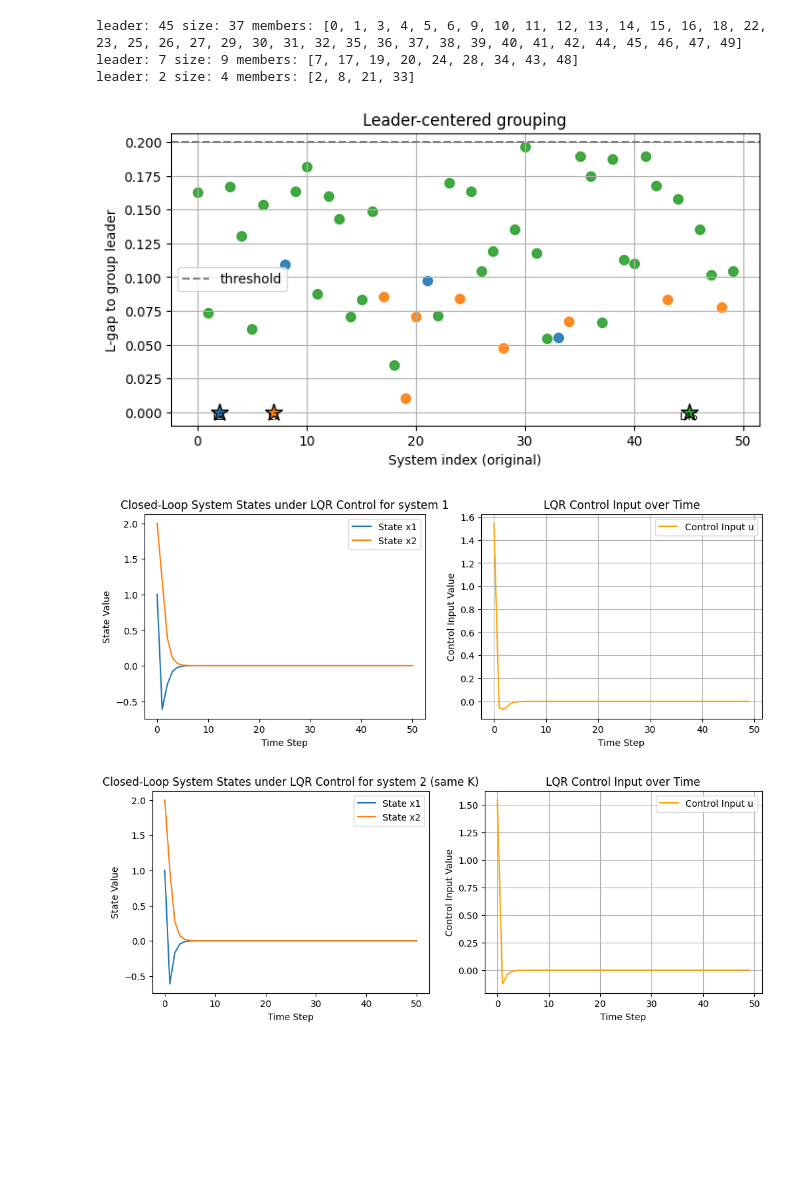
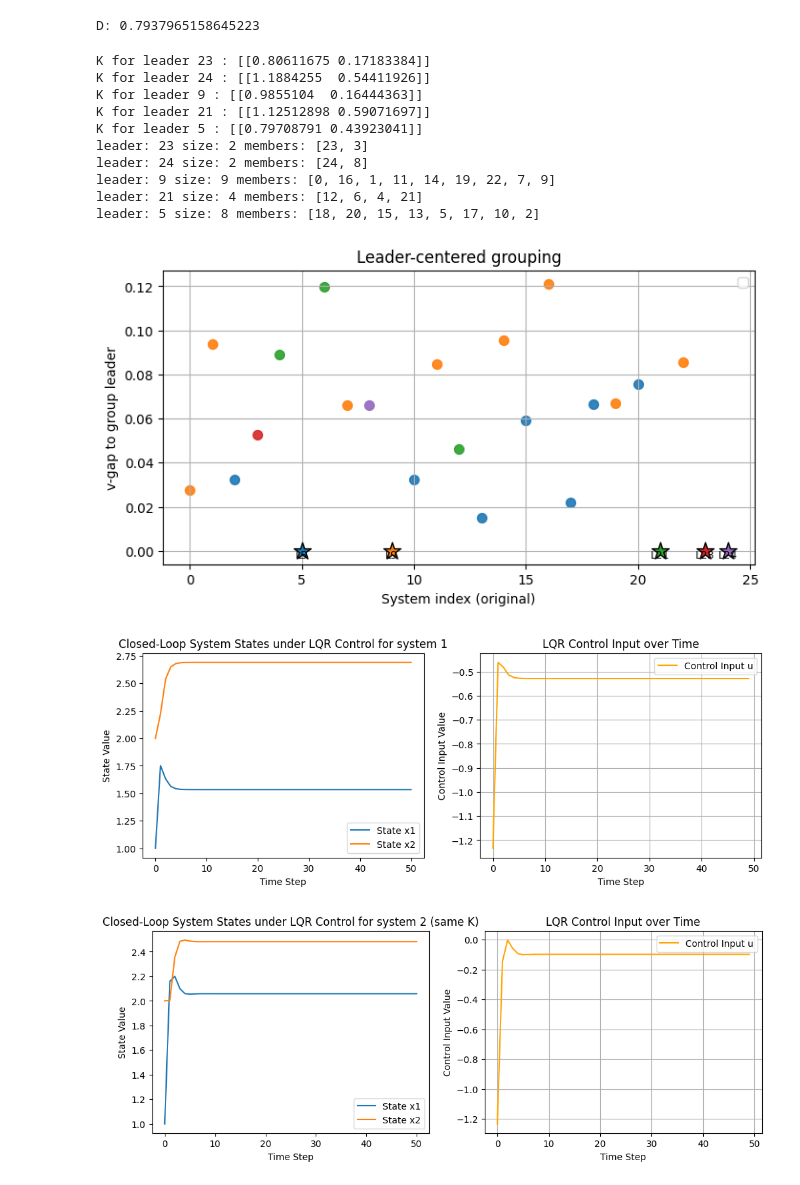
Before and after one commit to PeilinZhang/4YP, a Jupyter notebook: Grouping.ipynb, the cells around one changed output. Cells and saved outputs as stored; diff of their text form; code cells hidden in the pictures; blank space fills up the shorter version.

Commit message:
added fixed cluster grouping and integral action

```diff
--- a/Grouping.ipynb
+++ b/Grouping.ipynb
@@ -53,6 +89,6 @@ Estimated B matrix:
 # %%
-#generate 50 random systems
-num_systems = 50
+#generate some random systems
+num_systems = 25
 T = 50 #number of data points each system
 L = 15  #Hankel matrix depth
 C = np.array([[0.5, 1]])
@@ -68,7 +104,10 @@ stored_B = []
 for i in range(num_systems):
     random_params_1 = random.random()
     random_params_2 = random.random()
+    # print("Generating system", i+1, "with params:", random_params_1, random_params_2)
     A, B =bacteriaSys.discretize_AB(random_params_1, random_params_2, 1.0)
+    # print("A matrix:\n", A)
+    # print("B matrix:\n", B)
     x, y = gapMetrics.simulate_system(A, B, C, D, u)
     H_y = gapMetrics.hankel_matrix(y, L)
     H = np.vstack([H_u, H_y])
@@ -78,22 +117,24 @@ for i in range(num_systems):
     stored_B.append(B)
 # %%
 #compute L gaps
-m = 1      # number of inputs
-n = 2      # state dimension
+# m = 1      # number of inputs
+# n = 2      # state dimension
+# D = np.zeros((num_systems, num_systems))
+# for i in range(num_systems):
+#     for j in range(i+1, num_systems):
+#         gij, *_ = gapMetrics.Lgap_metric(stored_hankels[i], stored_hankels[j], m, n, L, use_alt_formula=False)
+#         D[i, j] = gij
+#         D[j, i] = gij
+
+#compute v-gaps from data
 D = np.zeros((num_systems, num_systems))
 for i in range(num_systems):
     for j in range(i+1, num_systems):
-        gij, *_ = gapMetrics.Lgap_metric(stored_hankels[i], stored_hankels[j], m, n, L, use_alt_formula=False)
-        D[i, j] = gij
-        D[j, i] = gij
-
-# plt.figure()
-# plt.imshow(D, interpolation="nearest", aspect="auto")
-# plt.colorbar(label="L-gap")
-# plt.title("Pairwise L-gap matrix")
-# plt.xlabel("System index")
-# plt.ylabel("System index")
-# plt.show()
+        vij = data_to_vgap(u, stored_x[i], u, stored_x[j])
+        D[i, j] = vij
+        D[j, i] = vij
+        print("v-gap between system", i, "and", j, ":", vij)
+#problem: takes too long
 
 print("D:", D)
 # %% [output]
@@ -107,3 +169,7 @@ D: [[0.         0.23352692 0.06188416 ... 0.2166655  0.42573329 0.1308295 ]
+# %%
+print("D:", D[13,1])
+# %% [output]
+D: 0.7937965158645223
 # %%
 def leader_groups(D, threshold):
     """
@@ -139,6 +433,9 @@ def leader_groups(D, threshold):
 # %%
 eps = 0.2
-groups = leader_groups(D, eps)
+# groups = leader_groups(D, eps)
+# groups = leader_groups2(D)
+# groups = leader_groups_fixed(D, 3)
+groups = cluster_farthest_assign_medoid_threshold(D, 3)
 for g in groups:
     print("leader:", g["leader"], "size:", len(g["members"]), "members:", g["members"])
 # print("groups:", groups)
@@ -154,9 +451,16 @@ for g in groups:
         leader_of[i] = leader
         dist_to_leader[i] = D[leader, i]
 # %% [output]
-leader: 45 size: 37 members: [0, 1, 3, 4, 5, 6, 9, 10, 11, 12, 13, 14, 15, 16, 18, 22, 23, 25, 26, 27, 29, 30, 31, 32, 35, 36, 37, 38, 39, 40, 41, 42, 44, 45, 46, 47, 49]
-leader: 7 size: 9 members: [7, 17, 19, 20, 24, 28, 34, 43, 48]
-leader: 2 size: 4 members: [2, 8, 21, 33]
+K for leader 23 : [[0.80611675 0.17183384]]
+K for leader 24 : [[1.1884255  0.54411926]]
+K for leader 9 : [[0.9855104  0.16444363]]
+K for leader 21 : [[1.12512898 0.59071697]]
+K for leader 5 : [[0.79708791 0.43923041]]
+leader: 23 size: 2 members: [23, 3]
+leader: 24 size: 2 members: [24, 8]
+leader: 9 size: 9 members: [0, 16, 1, 11, 14, 19, 22, 7, 9]
+leader: 21 size: 4 members: [12, 6, 4, 21]
+leader: 5 size: 8 members: [18, 20, 15, 13, 5, 17, 10, 2]
 # %%
 plt.figure(figsize=(8, 4))
 
@@ -166,36 +470,36 @@ leader_color = {l: colors[k] for k, l in enumerate(unique_leaders)}
 
 for i in range(N):
     l = leader_of[i]
     if i == l:
         # leader: star marker
         plt.scatter(
             i,
             dist_to_leader[i],
             marker="*",
             s=180,
             color=leader_color[l],
             edgecolor="k",
             zorder=3,
         )
         plt.text(i, 0, f"L{l}", ha="center", va="top", fontsize=8)
     else:
         plt.scatter(
             i,
             dist_to_leader[i],
             color=leader_color[l],
             s=50,
             alpha=0.9,
         )
 
-plt.axhline(eps, linestyle="--", color="gray", label="threshold")
+# plt.axhline(eps, linestyle="--", color="gray", label="threshold")
 plt.xlabel("System index (original)")
-plt.ylabel("L-gap to group leader")
+plt.ylabel("v-gap to group leader")
 plt.title("Leader-centered grouping")
 plt.grid(True)
 plt.legend()
 plt.show()
 # %% [output]
-[figure, old version]
+[figure, new version]
 # %%
 #proof of controllability
 
@@ -207,21 +511,21 @@ R = np.eye(1)*0.1
 T_d = 20  #data length for LQR
 
 U0 = u[0:T_d].T        # shape (m, T)  == U_{0,1,T}
-X0 = stored_x[45][0:T_d, :].T # shape (n, T)  == X_{0,T}
-X1 = stored_x[45][1:T_d+1, :].T # shape (n, T)  == X_{1,T}
+X0 = stored_x[1][0:T_d, :].T # shape (n, T)  == X_{0,T}
+X1 = stored_x[1][1:T_d+1, :].T # shape (n, T)  == X_{1,T}
 
 # simulate closed loop system. Assumed using system 1 where A is a 2x2 matrix
 N = 50 #number of control steps
 x0 = np.array([[1],[2]]) #initial state
 x_cl = np.zeros((N+1, x0.shape[0], x0.shape[1]))
 x_cl[0, :, :] = x0 #initial state
-xf = np.array([[0],[0]]) #desired state
+xf = np.array([[2],[3]]) #desired state
 u_cl = np.zeros((N, R.shape[0], 1))
 K_control = controllers.DataLQRcontroller(U0, X0, X1, Q, R)
 # K_control = np.array([[2, 1]])  #test with wrong controller
 for k in range(N):
     u_control = -K_control @ (x_cl[k] - xf)
-    x_cl[k+1] = stored_A[45] @ x_cl[k] + stored_B[45] @ u_control
+    x_cl[k+1] = stored_A[1] @ x_cl[k] + stored_B[1] @ u_control
     u_cl[k] = u_control
 
 # Plot results
@@ -245,7 +549,7 @@ plt.show()
 #use same controller on system 2
 for k in range(N):
     u_control = -K_control @ (x_cl[k] - xf)
-    x_cl[k+1] = stored_A[30] @ x_cl[k] + stored_B[30] @ u_control
+    x_cl[k+1] = stored_A[7] @ x_cl[k] + stored_B[7] @ u_control
     u_cl[k] = u_control
 
 # Plot results
@@ -265,6 +569,9 @@ plt.ylabel('Control Input Value')
 plt.legend()
 plt.grid()
 plt.show()
+
+#TODO: dot z = x; check data based I controller (for 4yp)
+#TODO: specify multiple groups
 # %% [output]
-[figure, old version]
+[figure, new version]
-[figure, old version]
+[figure, new version]
```
Also changed, not shown: parts of 9 cells of this notebook, 2 other files.
